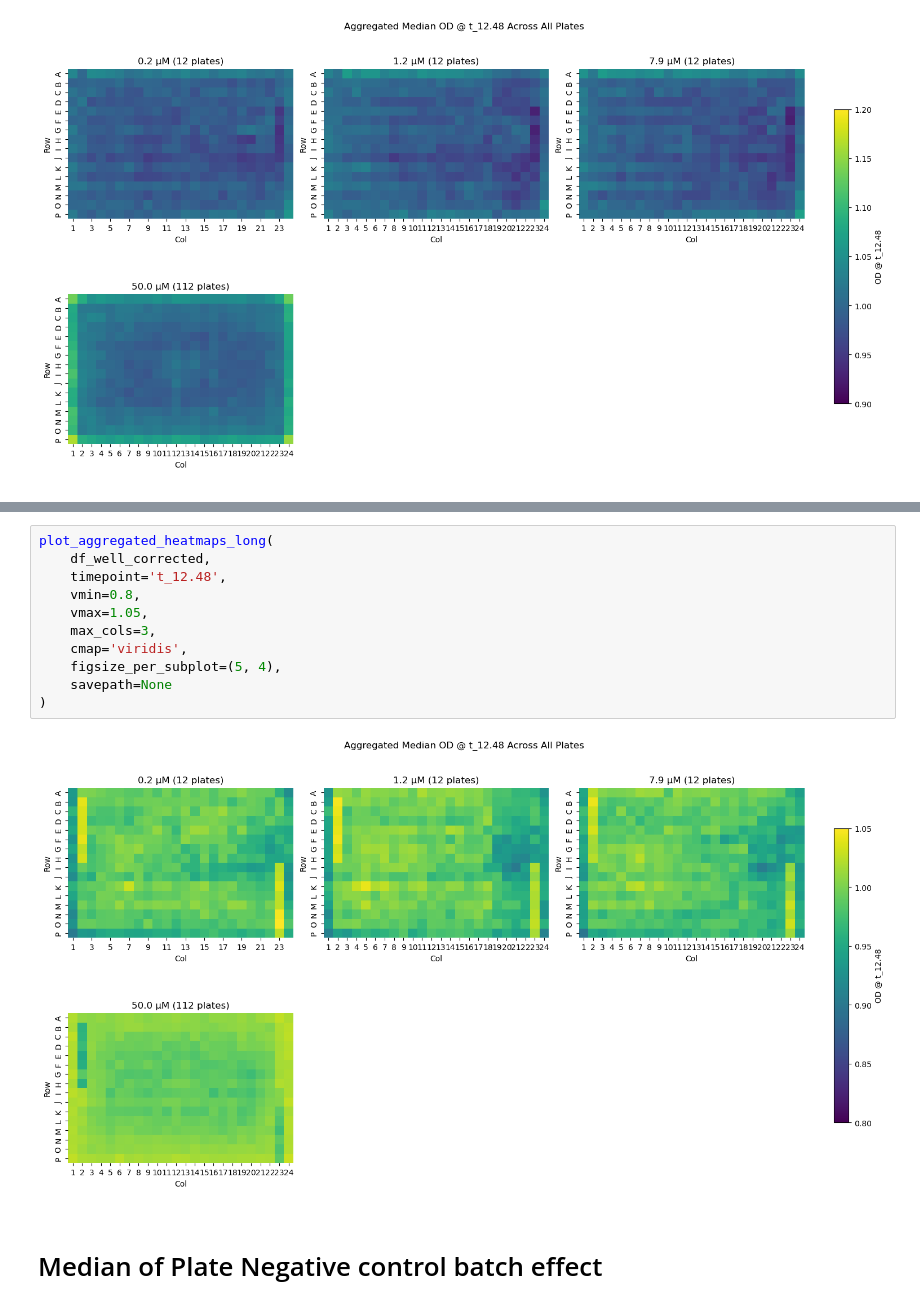
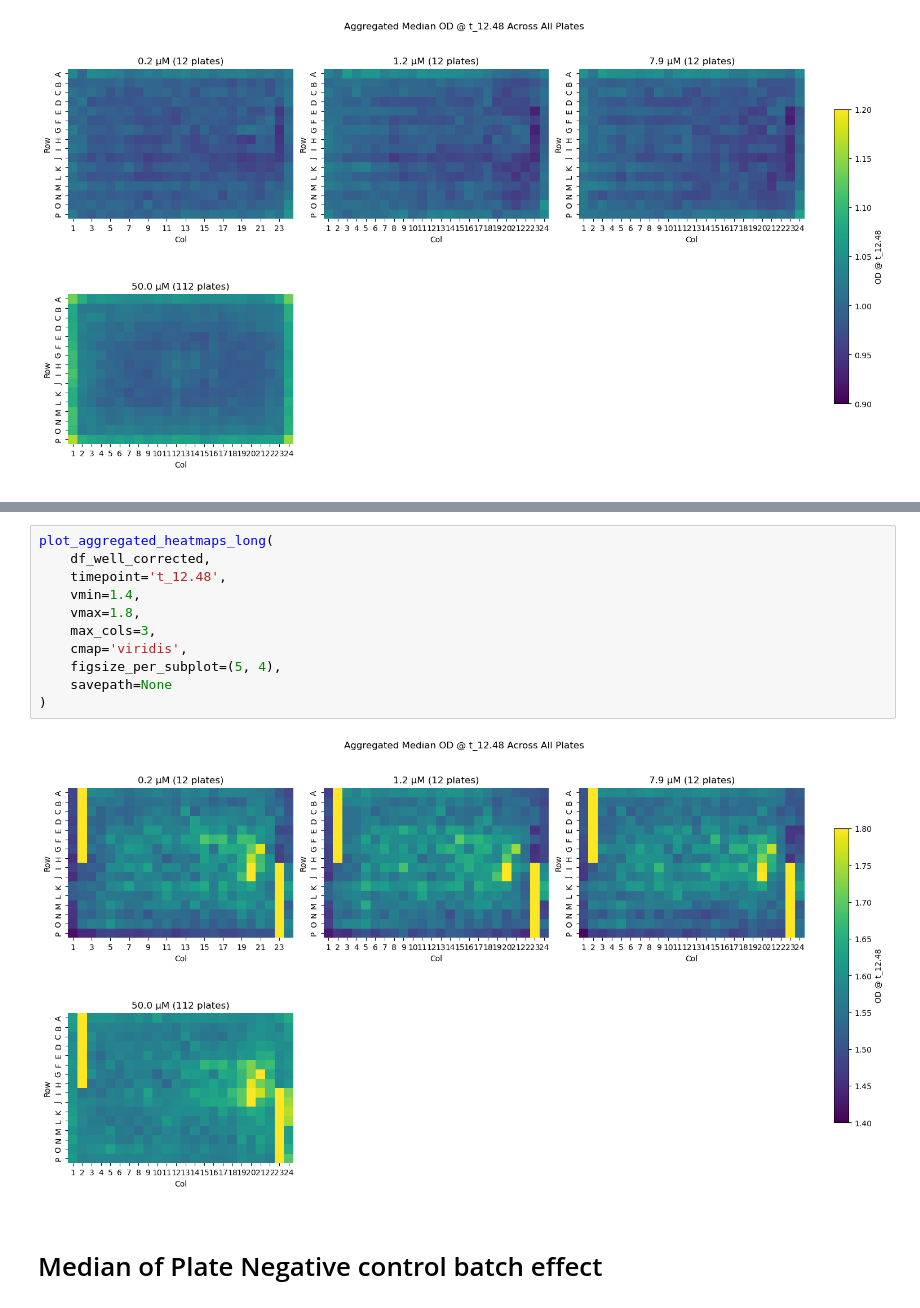
Before and after one commit to ethankreuzer/local_growthcurve, a Jupyter notebook: Well_Plate_effects.ipynb, the cells around one changed output, grey strips where cells are left out. Cells and saved outputs as stored; diff of their text form.

```diff
--- a/Well_Plate_effects.ipynb
+++ b/Well_Plate_effects.ipynb
@@ -670,16 +619,16 @@ df_well_corrected
 # %%
 plot_aggregated_heatmaps_long(
     df_well_corrected,
     timepoint='t_12.48',
-    vmin=0.8,
-    vmax=1.05,
+    vmin=1.4,
+    vmax=1.8,
     max_cols=3,
     cmap='viridis',
     figsize_per_subplot=(5, 4),
     savepath=None
 )
 # %% [output]
-[figure, old version]
+[figure, new version]
 # %% [markdown]
 # Median of Plate Negative control batch effect
 # %%
```
Also changed, not shown: parts of 41 cells of this notebook.
